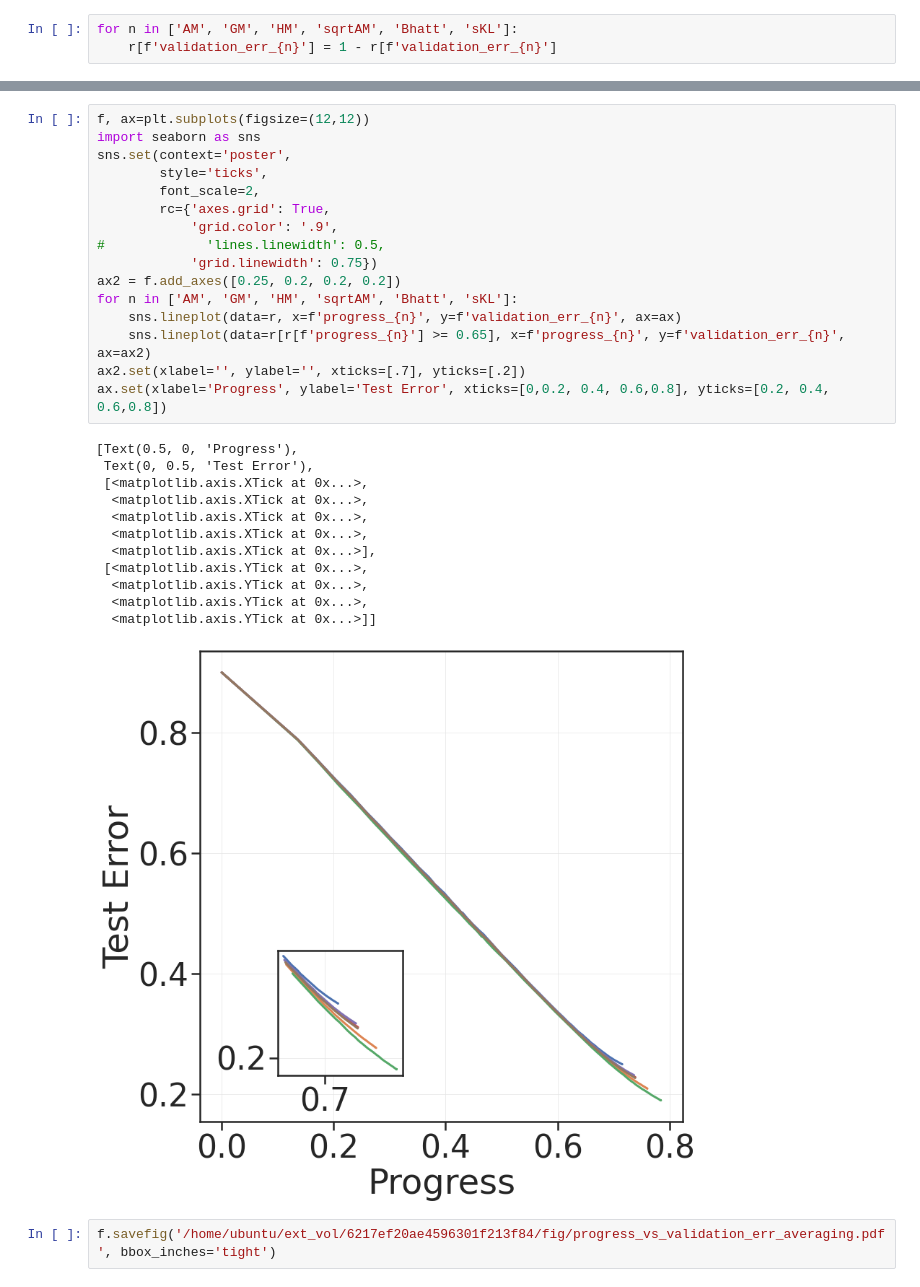
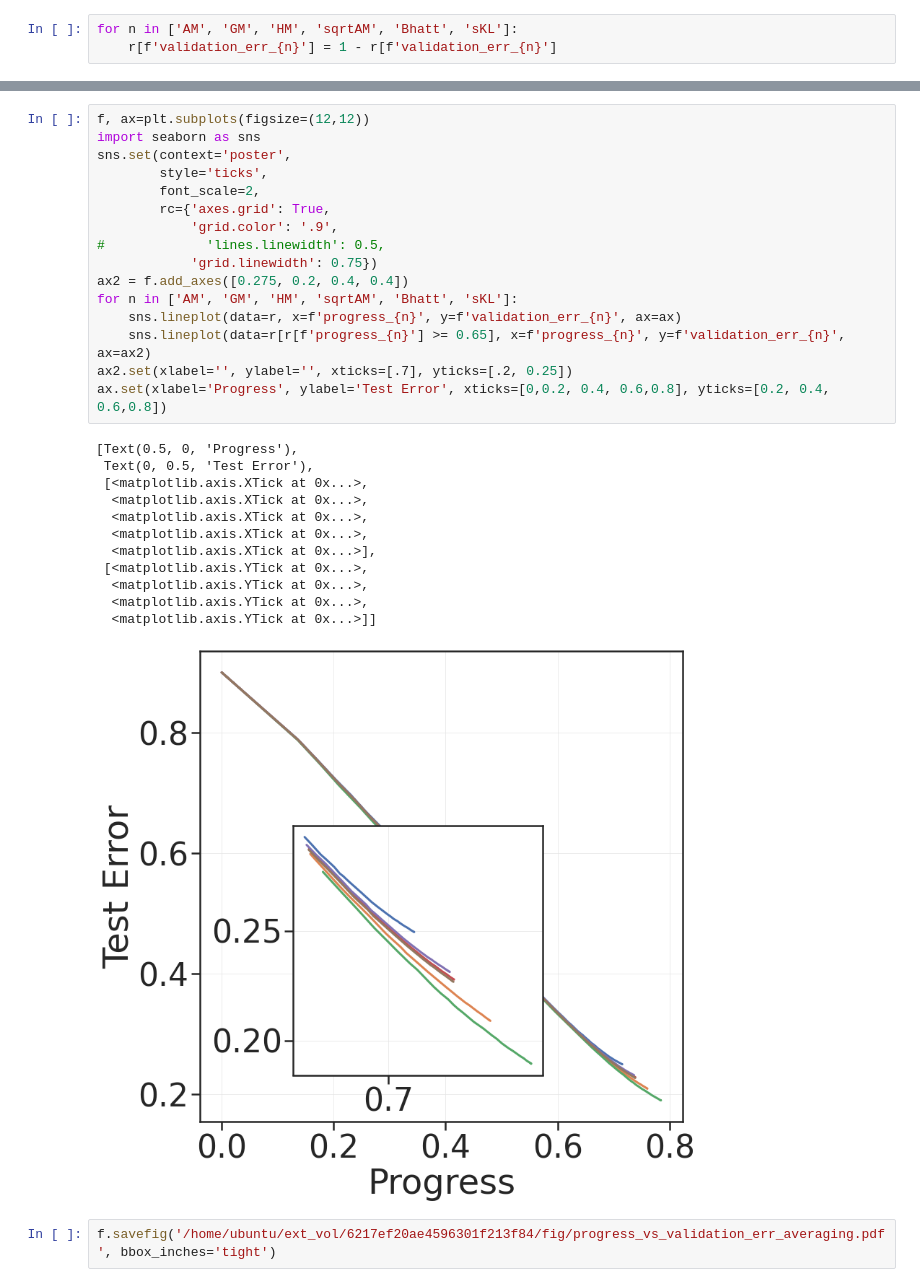
Before and after one commit to grasp-lyrl/low-dimensional-deepnets, a Jupyter notebook: notebooks/mean_traj_plots.ipynb, the cells around one changed output, grey strips where cells are left out. Saved outputs shown, nothing was run; the diff lists cells and outputs as text.

```diff
--- a/notebooks/mean_traj_plots.ipynb
+++ b/notebooks/mean_traj_plots.ipynb
@@ -165,32 +165,32 @@ for n in ['AM', 'GM', 'HM', 'sqrtAM', 'Bhatt', 'sKL']:
 # %%
 f, ax=plt.subplots(figsize=(12,12))
 import seaborn as sns
 sns.set(context='poster',
         style='ticks',
         font_scale=2,
         rc={'axes.grid': True,
             'grid.color': '.9',
 #             'lines.linewidth': 0.5,
             'grid.linewidth': 0.75})
-ax2 = f.add_axes([0.25, 0.2, 0.2, 0.2])
+ax2 = f.add_axes([0.275, 0.2, 0.4, 0.4])
 for n in ['AM', 'GM', 'HM', 'sqrtAM', 'Bhatt', 'sKL']:
     sns.lineplot(data=r, x=f'progress_{n}', y=f'validation_err_{n}', ax=ax)
     sns.lineplot(data=r[r[f'progress_{n}'] >= 0.65], x=f'progress_{n}', y=f'validation_err_{n}', ax=ax2)
-ax2.set(xlabel='', ylabel='', xticks=[.7], yticks=[.2])
+ax2.set(xlabel='', ylabel='', xticks=[.7], yticks=[.2, 0.25])
 ax.set(xlabel='Progress', ylabel='Test Error', xticks=[0,0.2, 0.4, 0.6,0.8], yticks=[0.2, 0.4, 0.6,0.8])
 # %% [output]
 [Text(0.5, 0, 'Progress'),
  Text(0, 0.5, 'Test Error'),
  [<matplotlib.axis.XTick at 0x...>,
   <matplotlib.axis.XTick at 0x...>,
   <matplotlib.axis.XTick at 0x...>,
   <matplotlib.axis.XTick at 0x...>,
   <matplotlib.axis.XTick at 0x...>],
  [<matplotlib.axis.YTick at 0x...>,
   <matplotlib.axis.YTick at 0x...>,
   <matplotlib.axis.YTick at 0x...>,
   <matplotlib.axis.YTick at 0x...>]]
-[figure, old version]
+[figure, new version]
 # %%
 f.savefig('/home/ubuntu/ext_vol/6217ef20ae4596301f213f84/fig/progress_vs_validation_err_averaging.pdf', bbox_inches='tight')
 # %%
```
Also changed, not shown: parts of 3 cells of this notebook, 11 other files.
